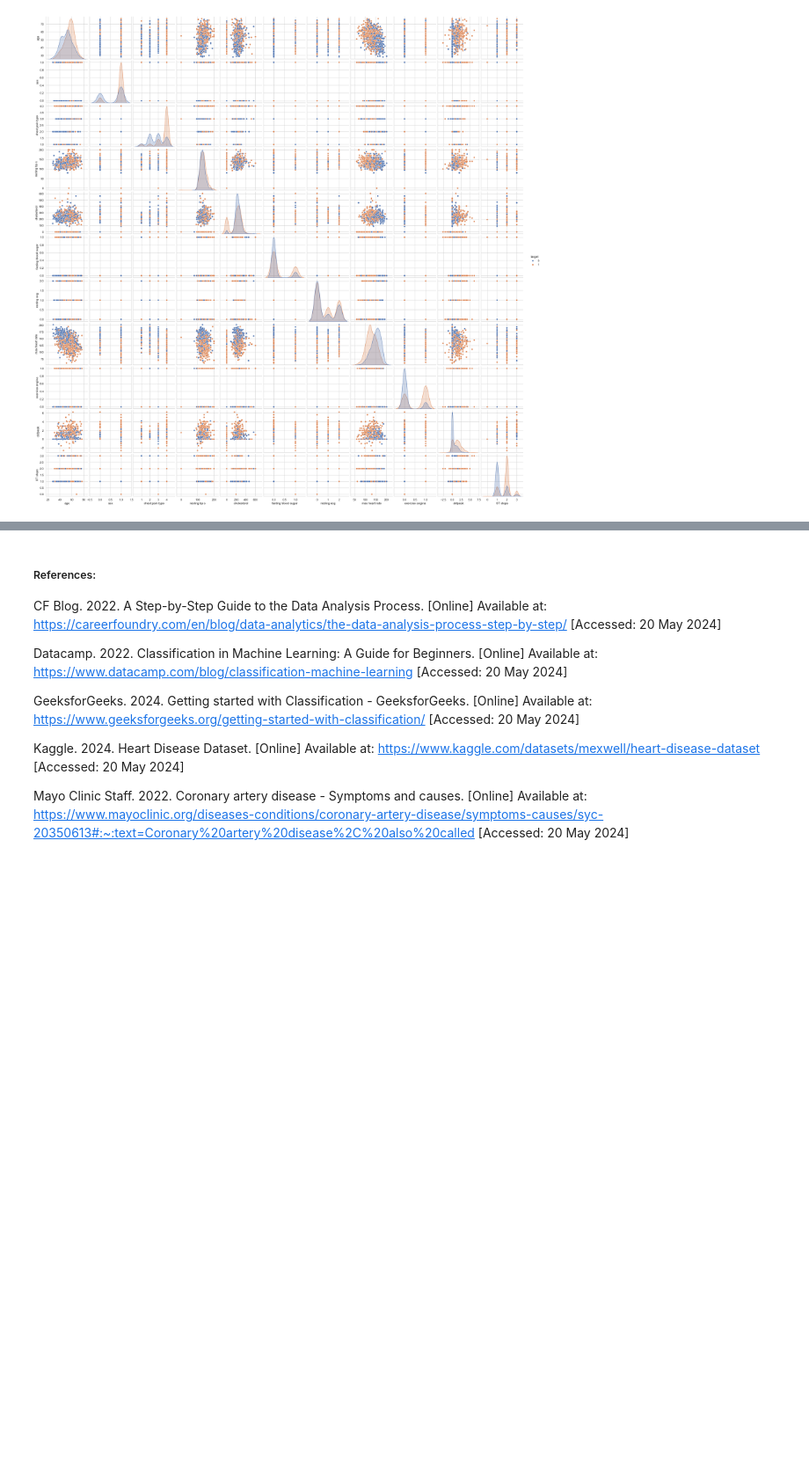
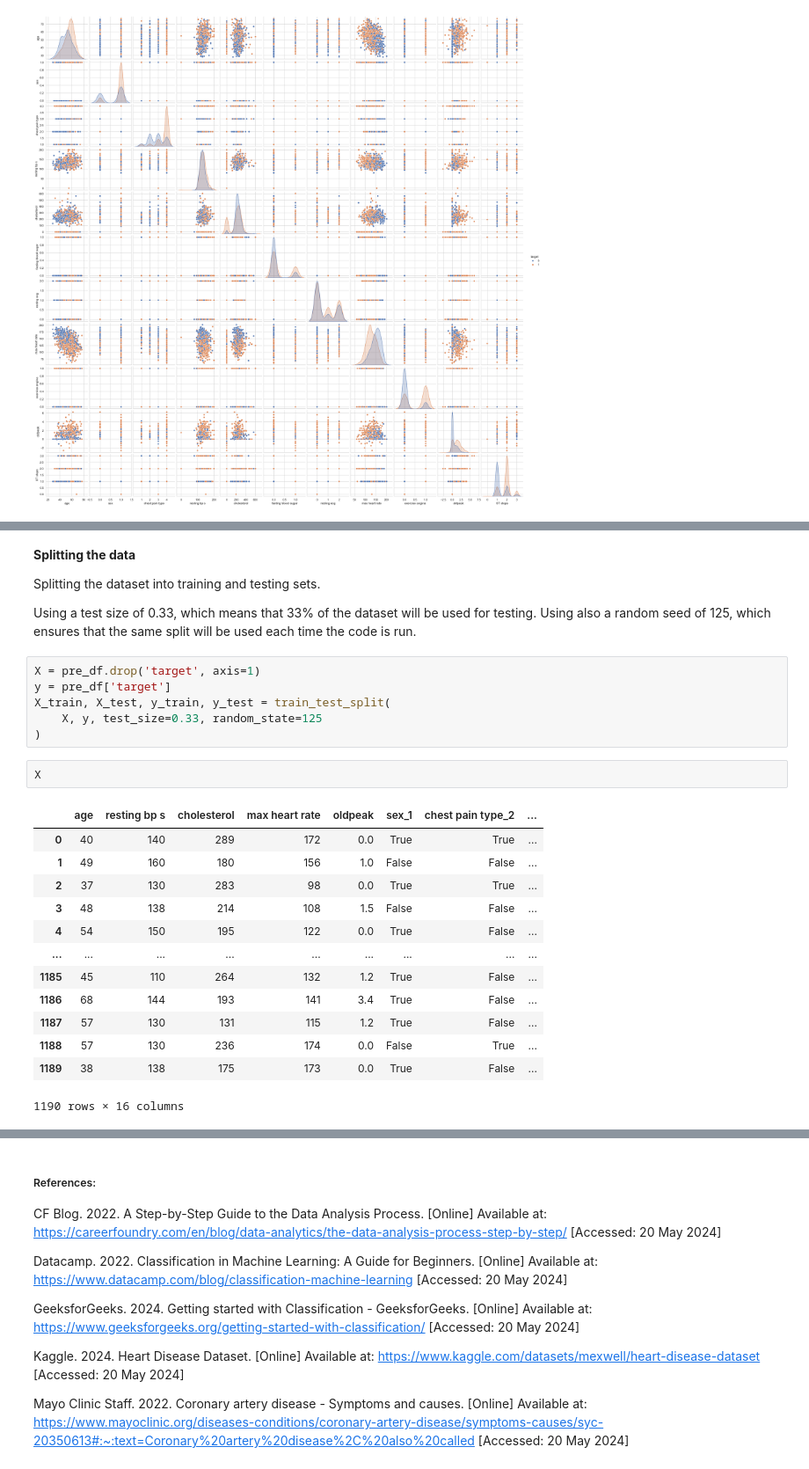
Before and after one commit to VCDN-2024/pdan8411-part-2-talia0404, a Jupyter notebook: PDAN Part 2 Version 3.ipynb, the cells around one changed output, grey strips where cells are left out. Shown at 88% size. Saved outputs shown, nothing was run; the diff lists cells and outputs as text; blank space fills up the shorter version.

```diff
--- a/PDAN Part 2 Version 3.ipynb
+++ b/PDAN Part 2 Version 3.ipynb
@@ -310,0 +389,29 @@ plt.show()
+# %% [markdown]
+**Splitting the data**
+
+Splitting the dataset into training and testing sets.
+
+Using a test size of 0.33, which means that 33% of the dataset will be used for testing.
+Using also a random seed of 125, which ensures that the same split will be used each time the code is run.
+# %%
+X = pre_df.drop('target', axis=1)
+y = pre_df['target']
+X_train, X_test, y_train, y_test = train_test_split(
+    X, y, test_size=0.33, random_state=125
+)
+# %%
+X
+# %% [output]
+|  | age | resting bp s | cholesterol | max heart rate | oldpeak | sex_1 | chest pain type_2 | ... |
+| 0 | 40 | 140 | 289 | 172 | 0.0 | True | True | ... |
+| 1 | 49 | 160 | 180 | 156 | 1.0 | False | False | ... |
+| 2 | 37 | 130 | 283 | 98 | 0.0 | True | True | ... |
+| 3 | 48 | 138 | 214 | 108 | 1.5 | False | False | ... |
+| 4 | 54 | 150 | 195 | 122 | 0.0 | True | False | ... |
+| ... | ... | ... | ... | ... | ... | ... | ... | ... |
+| 1185 | 45 | 110 | 264 | 132 | 1.2 | True | False | ... |
+| 1186 | 68 | 144 | 193 | 141 | 3.4 | True | False | ... |
+| 1187 | 57 | 130 | 131 | 115 | 1.2 | True | False | ... |
+| 1188 | 57 | 130 | 236 | 174 | 0.0 | False | True | ... |
+| 1189 | 38 | 138 | 175 | 173 | 0.0 | True | False | ... |
+1190 rows × 16 columns
```
Also changed, not shown: parts of 17 cells of this notebook.
